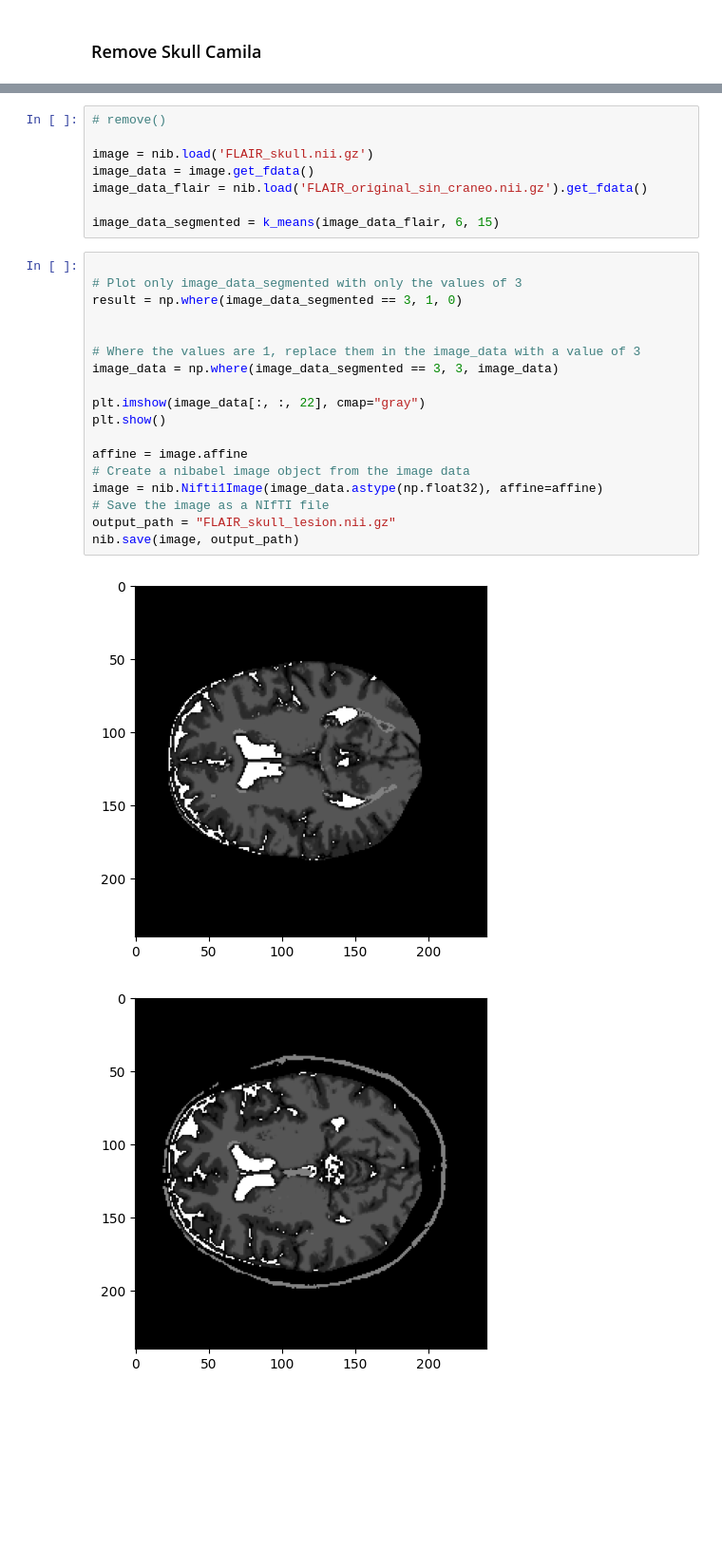
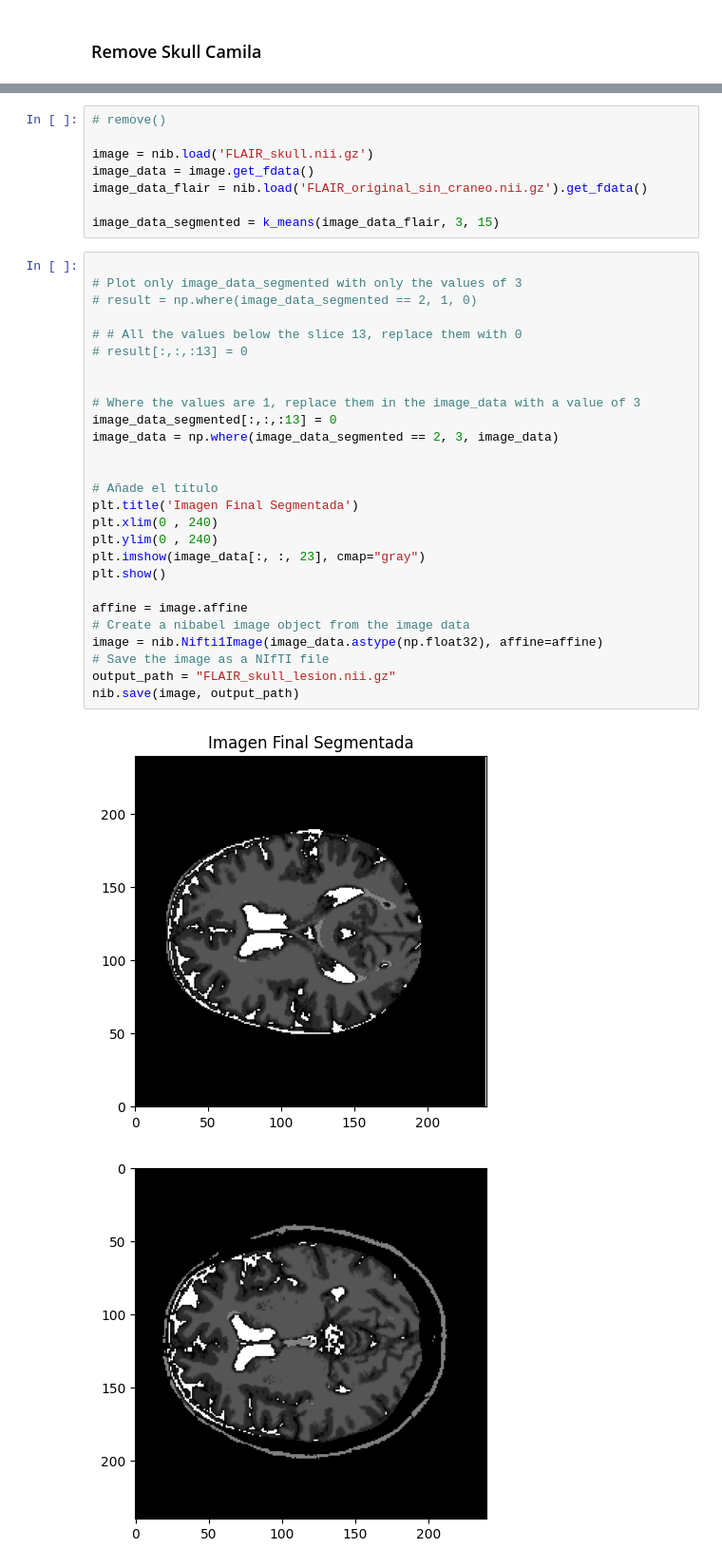
Before and after one commit to josegabjimenez/proyecto-procesamiento-imagenes, a Jupyter notebook: notebooks/remove-skull/remove-skull.ipynb, the cells around one changed output, grey strips where cells are left out. Shown: that part at 95% size. Drawn from its saved outputs; the diff is of its cells as text; blank space fills up the shorter version.

```diff
--- a/notebooks/remove-skull/remove-skull.ipynb
+++ b/notebooks/remove-skull/remove-skull.ipynb
@@ -199,27 +199,36 @@ image = nib.load('FLAIR_skull.nii.gz')
 image_data = image.get_fdata()
 image_data_flair = nib.load('FLAIR_original_sin_craneo.nii.gz').get_fdata()
 
-image_data_segmented = k_means(image_data_flair, 6, 15)
+image_data_segmented = k_means(image_data_flair, 3, 15)
 # %%
 
 # Plot only image_data_segmented with only the values of 3
-result = np.where(image_data_segmented == 3, 1, 0)
+# result = np.where(image_data_segmented == 2, 1, 0)
+
+# # All the values below the slice 13, replace them with 0
+# result[:,:,:13] = 0
 
 
 # Where the values are 1, replace them in the image_data with a value of 3
-image_data = np.where(image_data_segmented == 3, 3, image_data)
+image_data_segmented[:,:,:13] = 0
+image_data = np.where(image_data_segmented == 2, 3, image_data)
 
-plt.imshow(image_data[:, :, 22], cmap="gray")
+
+# Añade el título
+plt.title('Imagen Final Segmentada')
+plt.xlim(0 , 240)
+plt.ylim(0 , 240)
+plt.imshow(image_data[:, :, 23], cmap="gray")
 plt.show()
 
 affine = image.affine
 # Create a nibabel image object from the image data
 image = nib.Nifti1Image(image_data.astype(np.float32), affine=affine)
 # Save the image as a NIfTI file
 output_path = "FLAIR_skull_lesion.nii.gz"
 nib.save(image, output_path)
 # %% [output]
-[figure, old version]
+[figure, new version]
 # %%
 # %% [output]
 [figure]
```
Also changed, not shown: parts of 2 cells of this notebook, 17 other files.
